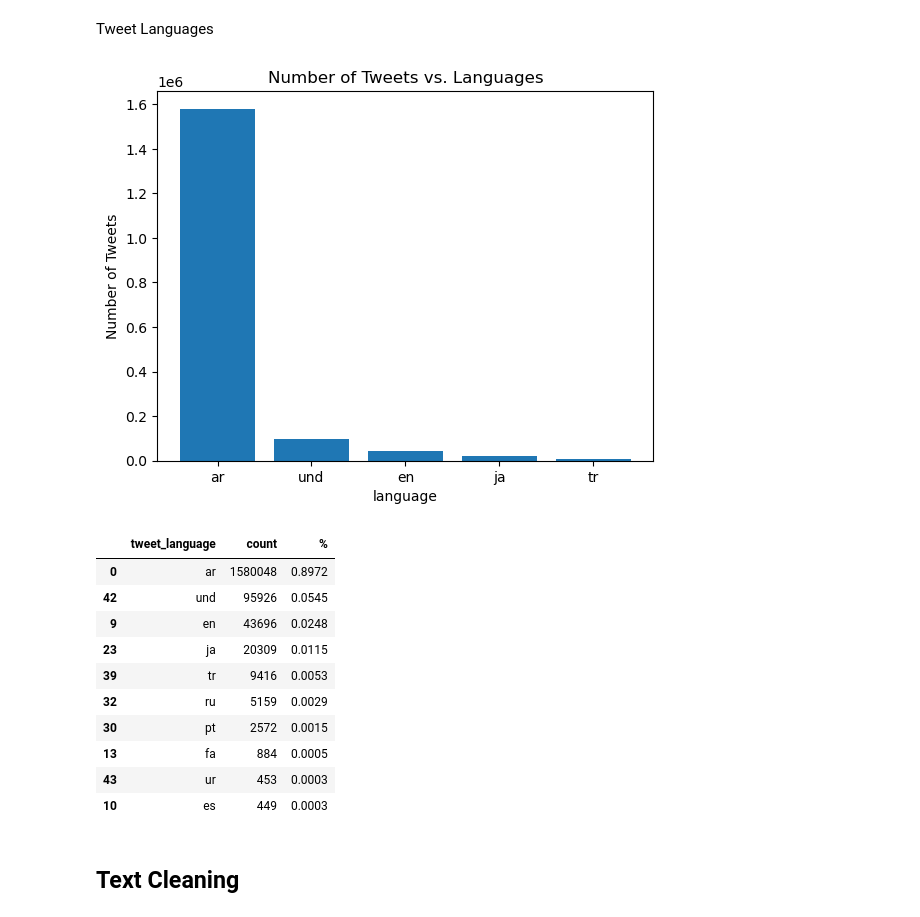
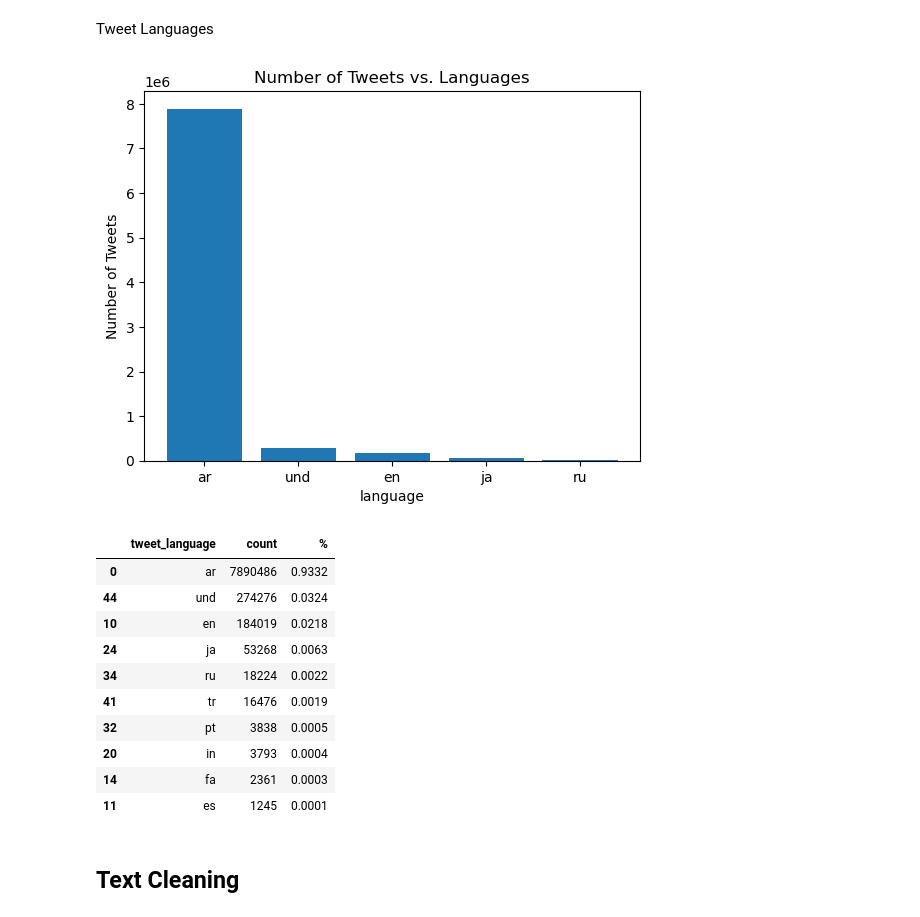
Before and after one commit to zhouhanc/capstone-topic-discovery, a Jupyter notebook: Code.ipynb, the cells around one changed output. Cells and saved outputs as stored; diff of their text form; code cells hidden in the pictures.

```diff
--- a/Code.ipynb
+++ b/Code.ipynb
@@ -44,6 +44,13 @@ tweets.head(10)
 Most frequently used hashtags
 # %% [markdown]
 ## EDA
+# %%
+tweets_full = []
+for i in tqdm(range(1, 5)):
+  directory = '/users/Wendy/Capstone/saudi_arabia_112019_tweets_csv_hashed_{}.csv'.format(i)
+  tweets_full.append(pd.read_csv(directory))
+
+tweets_full = pd.concat(tweets_full, ignore_index=True)
 # %% [markdown]
 Proportion of retweet
 # %%
@@ -57,8 +64,10 @@ print('% retweet: {}'.format(np.round(retweet_count / N, 4)))
 # %% [markdown]
 Proportion contains mention
 # %%
-tweets['if_mention'] = tweets['tweet_text'].str.contains(r'@\w+')
-mention_count =  len(tweets[(tweets['is_retweet'] == False) & (tweets['if_mention']==True)])
-n = len(tweets[tweets['is_retweet'] == False])
+import ast
+tweets_full['if_mention'] = (tweets_full['user_mentions'] != '[]')
+#tweets_full['tweet_text'].str.contains(r'@\w+')
+mention_count =  len(tweets_full[(tweets_full['is_retweet'] == False) & (tweets_full['if_mention']==True)])
+n = len(tweets_full[tweets_full['is_retweet'] == False])
 print('% original tweets contain mentions: {}'.format(np.round(mention_count / n, 4)))
 # %% [output]
@@ -66,8 +94,8 @@ print('% original tweets contain mentions: {}'.format(np.round(mention_count / n
 # %% [markdown]
 Proportion contains link
 # %%
-tweets['if_link'] = tweets['tweet_text'].str.contains(r'http\S+')
-link_count =  len(tweets[(tweets['is_retweet'] == False) & (tweets['if_link']==True)])
-n = len(tweets[tweets['is_retweet'] == False])
+tweets_full['if_link'] = tweets_full['tweet_text'].str.contains(r'http\S+')
+link_count =  len(tweets_full[(tweets_full['is_retweet'] == False) & (tweets_full['if_link']==True)])
+n = len(tweets_full[tweets_full['is_retweet'] == False])
 print('% original tweets contain links: {}'.format(np.round(link_count / n, 4)))
 # %% [output]
@@ -76,13 +104,13 @@ print('% original tweets contain links: {}'.format(np.round(link_count / n, 4)))
 Trend of account creation over month
 # %%
 # account creation date
-min_date = min(tweets['account_creation_date']).strftime('%Y-%m')
-max_date = max(tweets['account_creation_date']).strftime('%Y-%m')
-tweets['account_creation_date'] = pd.to_datetime(tweets['account_creation_date'])
-tweets['account_creation_month'] = tweets['account_creation_date'].dt.strftime('%Y-%m')
+tweets_full['account_creation_date'] = pd.to_datetime(tweets_full['account_creation_date'])
+tweets_full['account_creation_month'] = tweets_full['account_creation_date'].dt.strftime('%Y-%m')
+min_date = min(tweets_full['account_creation_date']).strftime('%Y-%m')
+max_date = max(tweets_full['account_creation_date']).strftime('%Y-%m')
 all_months = pd.date_range(start=min_date, end=max_date, freq='M').strftime('%Y-%m')
 
-creation_count = tweets.groupby('account_creation_month')['userid'].nunique()
+creation_count = tweets_full.groupby('account_creation_month')['userid'].nunique()
 creation_count = creation_count.reindex(all_months, fill_value=0)
 plt.plot(creation_count)
 plt.xticks(['2007-01', '2009-01', '2011-01', '2013-01', '2015-01', '2017-01', '2019-01'], rotation=45, size=7)
@@ -96,31 +123,31 @@ plt.show()
 # %% [markdown]
 Tweet Languages
 # %%
-language_count = tweets[tweets['is_retweet']==False].groupby('tweet_language').size().reset_index()
+language_count = tweets_full[tweets_full['is_retweet']==False].groupby('tweet_language').size().reset_index()
 language_count.columns = ['tweet_language', 'count']
 language_count = language_count.sort_values(by='count', ascending=False)
 top_5_languages = language_count.head(5)
 plt.bar(top_5_languages['tweet_language'], top_5_languages['count'])
 plt.xlabel('language')
 plt.ylabel('Number of Tweets')
 plt.title('Number of Tweets vs. Languages')
 plt.show()
 
 language_count['%'] = np.round(language_count['count'] / n, 4)
 language_count.head(10)
 # %% [output]
-[figure, old version]
+[figure, new version]
 |  | tweet_language | count | % |
-| 0 | ar | 1580048 | 0.8972 |
-| 42 | und | 95926 | 0.0545 |
-| 9 | en | 43696 | 0.0248 |
-| 23 | ja | 20309 | 0.0115 |
-| 39 | tr | 9416 | 0.0053 |
-| 32 | ru | 5159 | 0.0029 |
-| 30 | pt | 2572 | 0.0015 |
-| 13 | fa | 884 | 0.0005 |
-| 43 | ur | 453 | 0.0003 |
-| 10 | es | 449 | 0.0003 |
+| 0 | ar | 7890486 | 0.9332 |
+| 44 | und | 274276 | 0.0324 |
+| 10 | en | 184019 | 0.0218 |
+| 24 | ja | 53268 | 0.0063 |
+| 34 | ru | 18224 | 0.0022 |
+| 41 | tr | 16476 | 0.0019 |
+| 32 | pt | 3838 | 0.0005 |
+| 20 | in | 3793 | 0.0004 |
+| 14 | fa | 2361 | 0.0003 |
+| 11 | es | 1245 | 0.0001 |
 # %% [markdown]
 ## Text Cleaning
 # %% [markdown]
```
Also changed, not shown: parts of 6 cells of this notebook.
